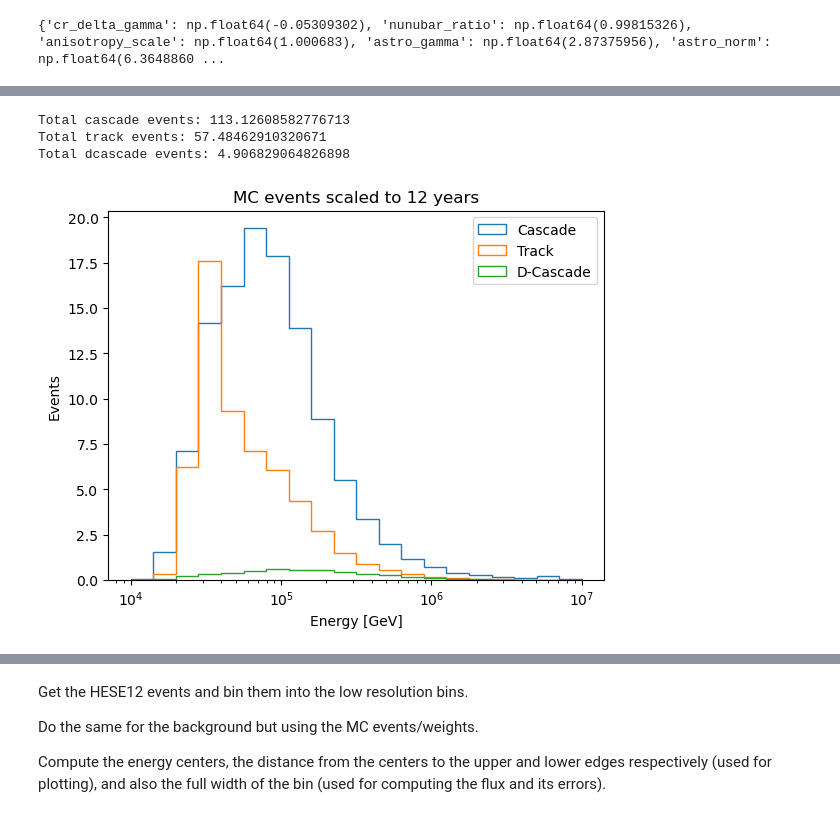
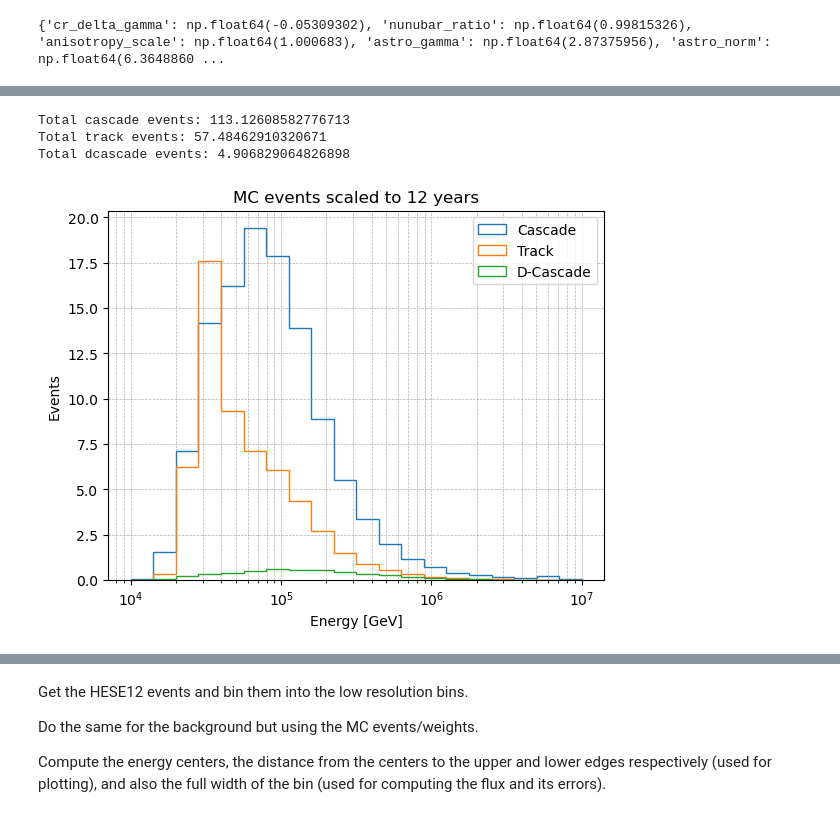
Before and after one commit to Astridsc/HESE-7-year-data-release, a Jupyter notebook: HESE-7-year-data-release/notebooks/hese12.ipynb, the cells around one changed output, grey strips where cells are left out. Cells and saved outputs as stored; diff of their text form; code cells hidden in the pictures.

```diff
--- a/HESE-7-year-data-release/notebooks/hese12.ipynb
+++ b/HESE-7-year-data-release/notebooks/hese12.ipynb
@@ -51,34 +106,35 @@ p_copy = params_dict.copy()
 
 
 cascade_weights = weight_maker_cascade.get_weights(livetime12, p_copy.keys(), p_copy.values())[0]
 cascade_events, _ = np.histogram(mc_cascade['recoDepositedEnergy'], bins=energy_bins_low_resolution, weights=cascade_weights)
 print('Total cascade events:', np.sum(cascade_weights))
 gc.collect()
 
 
 track_weights = weight_maker_track.get_weights(livetime12, p_copy.keys(), p_copy.values())[0]
 track_events, _ = np.histogram(mc_track['recoDepositedEnergy'], bins=energy_bins_low_resolution, weights=track_weights)
 print('Total track events:', np.sum(track_weights))
 
 
 dcascade_weights = weight_maker_dcascade.get_weights(livetime12, p_copy.keys(), p_copy.values())[0]
 dcascade_events, _ = np.histogram(mc_dcascade['recoDepositedEnergy'], bins=energy_bins_low_resolution, weights=dcascade_weights)
 print('Total dcascade events:', np.sum(dcascade_weights))
 
 plt.hist(mc_cascade['recoDepositedEnergy'], bins=energy_bins_low_resolution, weights=cascade_weights, histtype='step', label='Cascade')
 plt.hist(mc_track['recoDepositedEnergy'], bins=energy_bins_low_resolution, weights=track_weights, histtype='step', label='Track')
 plt.hist(mc_dcascade['recoDepositedEnergy'], bins=energy_bins_low_resolution, weights=dcascade_weights, histtype='step', label='D-Cascade')
 plt.xscale('log')
 plt.xlabel('Energy [GeV]')
 plt.ylabel('Events')
 plt.title('MC events scaled to 12 years')
 plt.legend()
+plt.grid(axis='both', which='both', linestyle='--', linewidth=0.5)
 plt.show()
 # %% [output]
 Total cascade events: 113.12608582776713
 Total track events: 57.48462910320671
 Total dcascade events: 4.906829064826898
-[figure, old version]
+[figure, new version]
 # %%
 # Get weights for cascade, track, and dcascade. Background only.
 p_copy = params_dict.copy()
```
Also changed, not shown: parts of 13 cells of this notebook, 1 other file.
